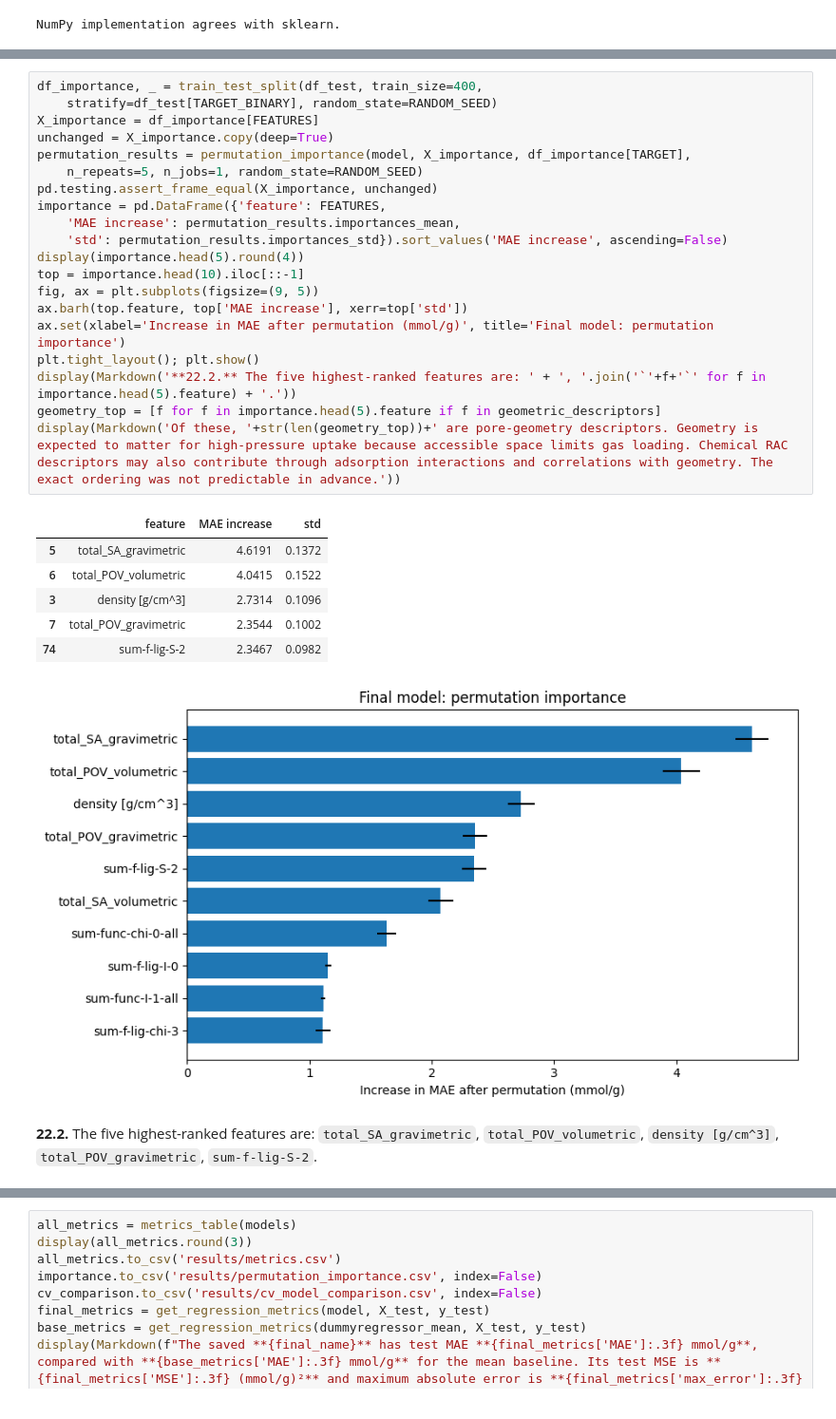
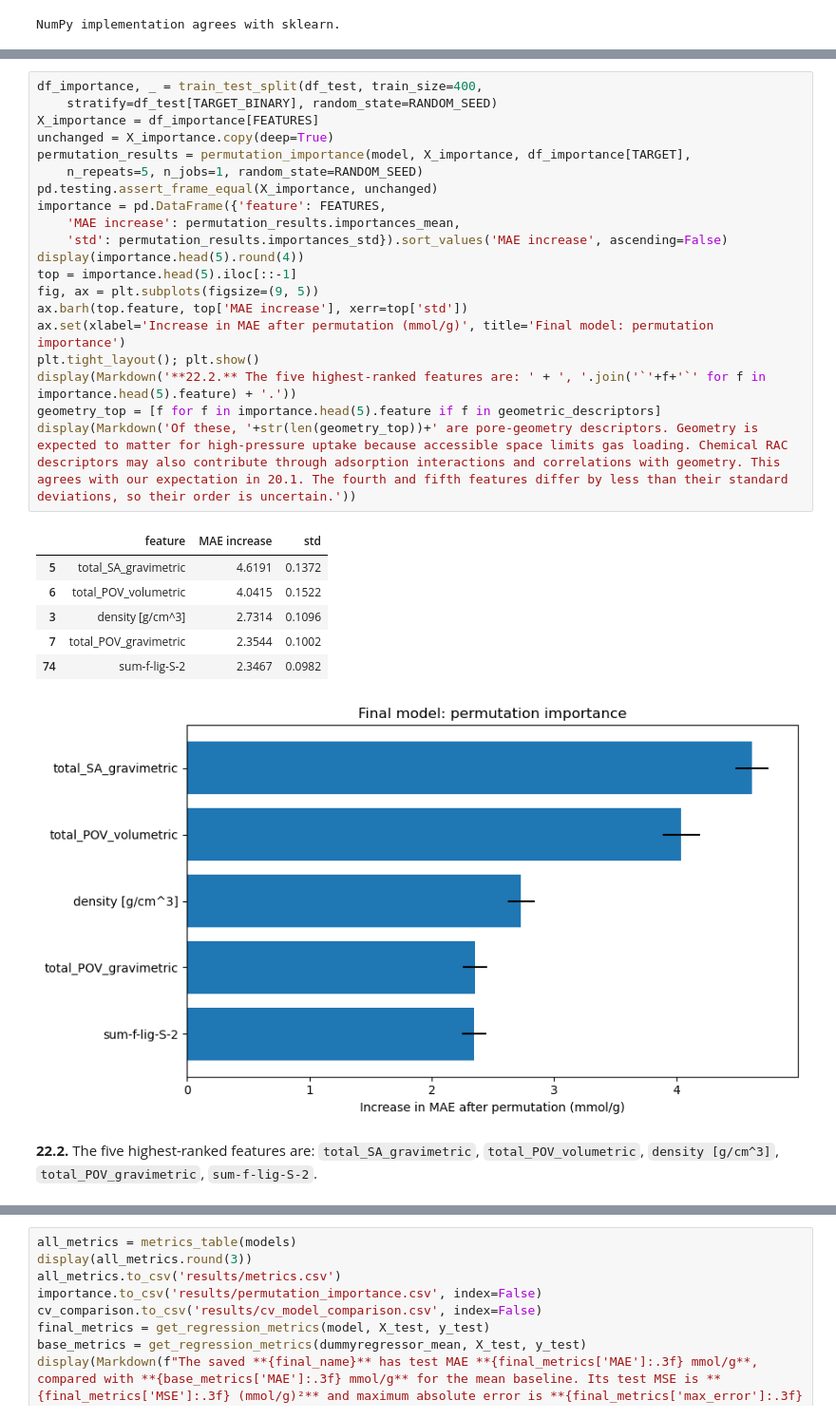
Before and after one commit to pamelaafaki/ch315-group-c, a Jupyter notebook: ml_project_ch315-2025/groupC_block3_project.ipynb, the cells around one changed output, grey strips where cells are left out. Shown at 95% size. Cells and saved outputs as stored; diff of their text form.

```diff
--- a/ml_project_ch315-2025/Completed_Block3_project.ipynb
+++ b/ml_project_ch315-2025/groupC_block3_project.ipynb
@@ -885,29 +885,29 @@ NumPy implementation agrees with sklearn.
 # %%
 df_importance, _ = train_test_split(df_test, train_size=400,
     stratify=df_test[TARGET_BINARY], random_state=RANDOM_SEED)
 X_importance = df_importance[FEATURES]
 unchanged = X_importance.copy(deep=True)
 permutation_results = permutation_importance(model, X_importance, df_importance[TARGET],
     n_repeats=5, n_jobs=1, random_state=RANDOM_SEED)
 pd.testing.assert_frame_equal(X_importance, unchanged)
 importance = pd.DataFrame({'feature': FEATURES,
     'MAE increase': permutation_results.importances_mean,
     'std': permutation_results.importances_std}).sort_values('MAE increase', ascending=False)
 display(importance.head(5).round(4))
-top = importance.head(10).iloc[::-1]
+top = importance.head(5).iloc[::-1]
 fig, ax = plt.subplots(figsize=(9, 5))
 ax.barh(top.feature, top['MAE increase'], xerr=top['std'])
 ax.set(xlabel='Increase in MAE after permutation (mmol/g)', title='Final model: permutation importance')
 plt.tight_layout(); plt.show()
 display(Markdown('**22.2.** The five highest-ranked features are: ' + ', '.join('`'+f+'`' for f in importance.head(5).feature) + '.'))
 geometry_top = [f for f in importance.head(5).feature if f in geometric_descriptors]
-display(Markdown('Of these, '+str(len(geometry_top))+' are pore-geometry descriptors. Geometry is expected to matter for high-pressure uptake because accessible space limits gas loading. Chemical RAC descriptors may also contribute through adsorption interactions and correlations with geometry. The exact ordering was not predictable in advance.'))
+display(Markdown('Of these, '+str(len(geometry_top))+' are pore-geometry descriptors. Geometry is expected to matter for high-pressure uptake because accessible space limits gas loading. Chemical RAC descriptors may also contribute through adsorption interactions and correlations with geometry. This agrees with our expectation in 20.1. The fourth and fifth features differ by less than their standard deviations, so their order is uncertain.'))
 # %% [output]
 |  | feature | MAE increase | std |
 | 5 | total_SA_gravimetric | 4.6191 | 0.1372 |
 | 6 | total_POV_volumetric | 4.0415 | 0.1522 |
 | 3 | density [g/cm^3] | 2.7314 | 0.1096 |
 | 7 | total_POV_gravimetric | 2.3544 | 0.1002 |
 | 74 | sum-f-lig-S-2 | 2.3467 | 0.0982 |
-[figure, old version]
+[figure, new version]
 **22.2.** The five highest-ranked features are: `total_SA_gravimetric`, `total_POV_volumetric`, `density [g/cm^3]`, `total_POV_gravimetric`, `sum-f-lig-S-2`.
```
Also changed, not shown: parts of 16 cells of this notebook, 2 other files.
